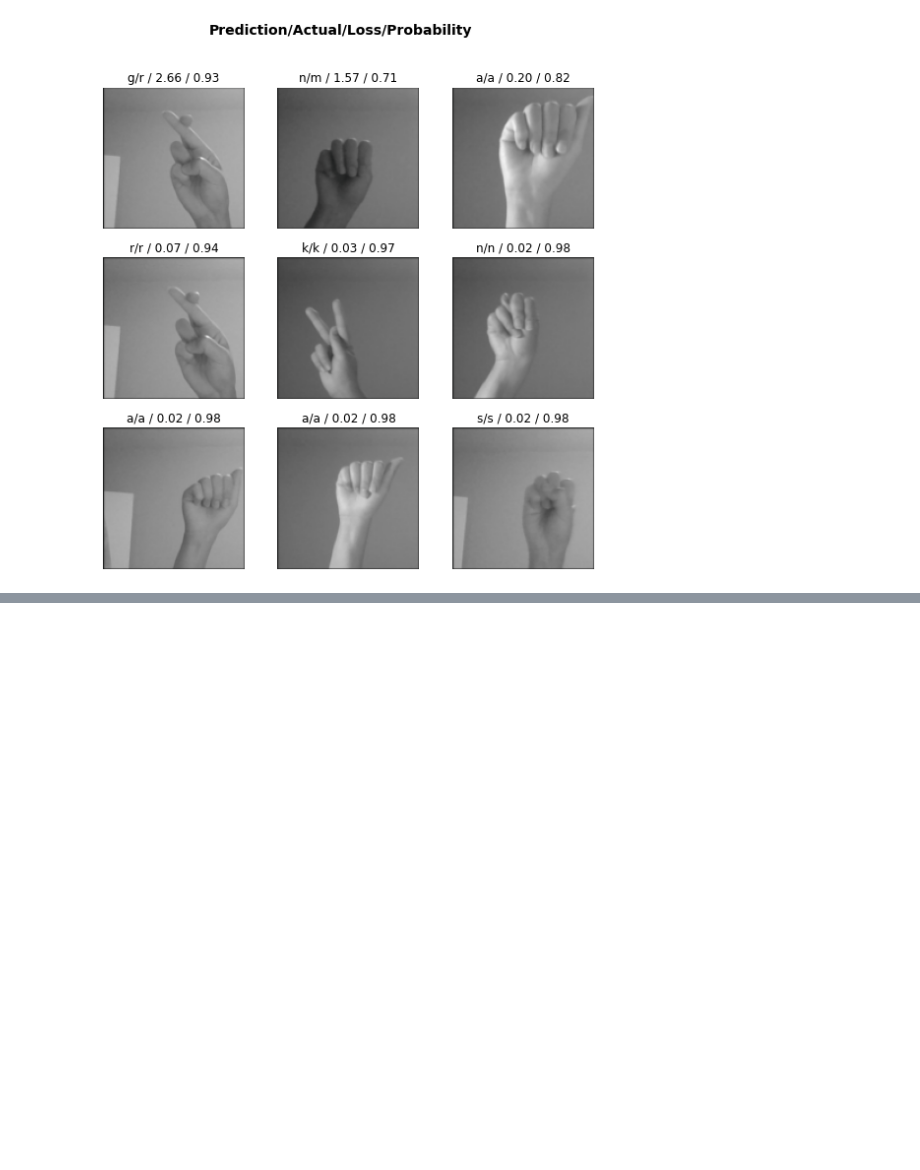
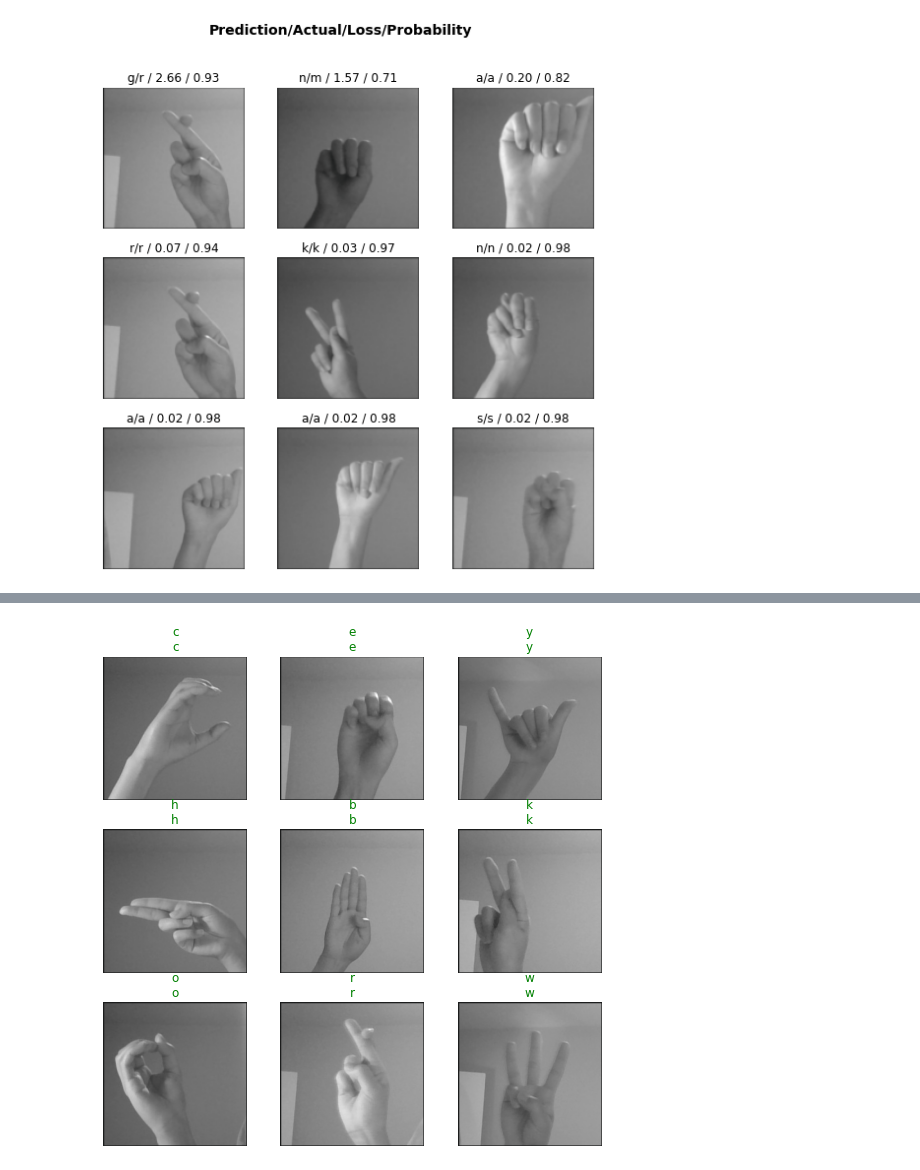
Before and after one commit to gracekang2/asl-alphabet-classifier, a Jupyter notebook: train_model.ipynb, the cells around one changed output, grey strips where cells are left out. Cells and saved outputs as stored; diff of their text form; code cells hidden in the pictures; blank space fills up the shorter version.

```diff
--- a/train_model.ipynb
+++ b/train_model.ipynb
@@ -50,0 +71,3 @@ learn.export(fname='/notebooks/storage/asl/models/model_128.pkl')
+# %%
+learn.show_results()
+# %% [output]
@@ -50,0 +75 @@ learn.export(fname='/notebooks/storage/asl/models/model_128.pkl')
+[figure, added]
```
Also changed, not shown: parts of 7 cells of this notebook, 1 other file.
